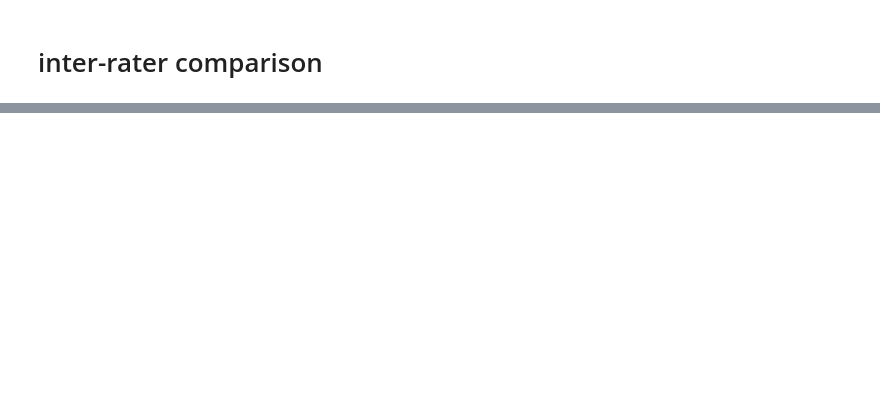
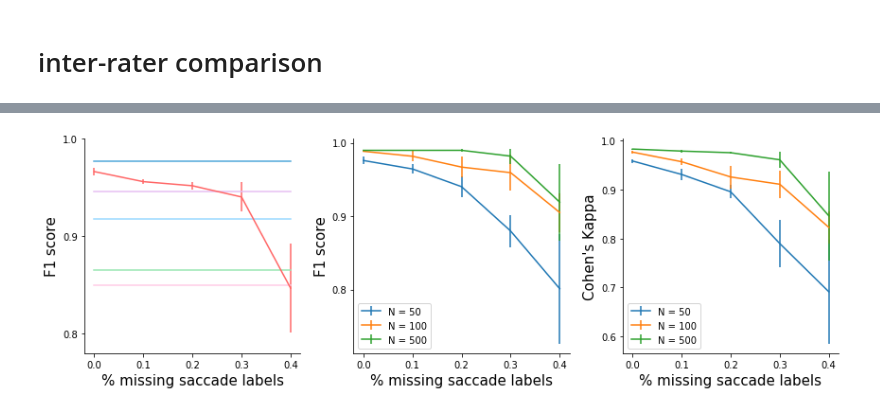
Before and after one commit to berenslab/uneye, a Jupyter notebook: analysis scripts/analyses.ipynb, the cells around one changed output, grey strips where cells are left out. Drawn from its saved outputs; the diff is of its cells as text; code cells hidden in the pictures; blank space fills up the shorter version.

```diff
--- a/analysis scripts/analyses.ipynb
+++ b/analysis scripts/analyses.ipynb
@@ -639,6 +863,0 @@ OSError: data/dataset1/dataset1_1000hz_X_train.csv not found.
-# %%
-model = ueye.DNN(weights_name='crossvalidation/dataset2/crossvalidation_0',min_sacc_dist=10,min_sacc_dur=6)
-t1 = time.time()
-Pred,Prob = model.predict(X,Y)
-t2 = time.time()
-print('elapsed time per minute of data',(t2-t1)/X.shape[0]*60)
@@ -644,0 +942,88 @@ print('elapsed time per minute of data',(t2-t1)/X.shape[0]*60)
+# %%
+# test others
+folder_others = 'predictions_other_algorithms'
+
+# SHeynikovich
+Lshey = np.loadtxt(os.path.join(folder_others,'Sheynikhovich/dataset1_setA_Sheynikhovich_Labels.csv'),
+                          delimiter=',')
+true_pos,false_pos,false_neg,on_distance,off_distance = uneye.functions.accuracy(L.astype(float),Lshey.astype(float))
+f1_shey = (2 * true_pos)/(2 * true_pos + false_neg + false_pos)
+
+# Otero-Millan
+Lom = np.loadtxt(os.path.join(folder_others,'OteroMillan','dataset1setALabels.csv'),
+                          delimiter=',')
+true_pos,false_pos,false_neg,on_distance,off_distance = uneye.functions.accuracy(L.astype(float),Lom.astype(float))
+f1_om = (2 * true_pos)/(2 * true_pos + false_neg + false_pos)
+
+# NSLR-HMM
+f1_nslr = np.mean(np.array(df3['f1'][df3['ID']=='dataset1'][df3['Algorithm']=='nslr-hmm']))
+
+# EM
+f1_em = np.mean(np.array(df3['f1'][df3['ID']=='dataset1'][df3['Algorithm']=='em_best_lambda_for_f1']))
+
+# Human
+f1_human = np.mean(np.array(df3['f1'][df3['ID']=='dataset1'][df3['Algorithm']=='human']))
+
+# plot
+N = [50,100,500] #number of training samples
+rep = 5 #number of repetitions per training sample number
+pc = [0,0.1,0.2,0.3,0.4]
+
+colors = [
+
+    [0.3,0.65,0.85],
+    [1,0.4,0.4],
+    [0.6,0.9,0.7],
+    [0.6,0.9,0.7],
+    [1,0.8,0.9],
+    [0.9,0.75,0.95],
+    [0.6,0.85,1],
+    [0.5,0.75,0.65]
+]
+
+figure(figsize=(12,4))
+# dataset 1
+# plot others
+ax = subplot(131)
+
+plot([0,0.4],[f1_human,f1_human],label='Human',c=colors[0])
+plot([0,0.4],[f1_shey,f1_shey],label='Sheynikhovich et al.',c=colors[5])
+plot([0,0.4],[f1_om,f1_om],label='Otero & Millan',c=colors[4])
+plot([0,0.4],[f1_nslr,f1_nslr],label='Pekkanen & Lappi',c=colors[6])
+plot([0,0.4],[f1_em,f1_em],label='Engbert & Mergenthaler',c=colors[3])
+
+
+# plot U'n'Eye
+errorbar(pc,np.mean(F1_d1,0),yerr=np.std(F1_d1,0),lw=1.5,label="U'n'Eye",c=colors[1])
+ylabel('F1 score',fontsize=15)
+xlabel('% missing saccade labels',fontsize=15)
+ylim(0.78,1)
+yticks([0.8,0.9,1])
+ax.spines['right'].set_visible(False)
+ax.spines['top'].set_visible(False)
+#legend(fontsize=13,bbox_to_anchor=(1,1))
+
+# simulated data
+ax = subplot(132)
+for i,n in enumerate(N):
+    errorbar(pc,np.mean(F1[i,:,:],0),yerr=np.std(F1[i,:,:],0),lw=1.5,label="N = %s" %n)
+legend()
+ylabel('F1 score',fontsize=15)
+xlabel('% missing saccade labels',fontsize=15)
+ax.spines['right'].set_visible(False)
+ax.spines['top'].set_visible(False)
+yticks([0.8,0.9,1])
+ax = subplot(133)
+for i,n in enumerate(N):
+    errorbar(pc,np.mean(Kappa[i,:,:],0),yerr=np.std(Kappa[i,:,:],0),lw=1.5,label="N = %s" %n)
+legend()
+ylabel("Cohen's Kappa",fontsize=15)
+xlabel('% missing saccade labels',fontsize=15)
+ax.spines['right'].set_visible(False)
+ax.spines['top'].set_visible(False)
+yticks([0.6,0.7,0.8,0.9,1])
+tight_layout()
+#savefig('missing_labels.pdf',bbox_inches='tight')
+show()
+# %% [output]
+[figure, added]
```
Also changed, not shown: parts of 21 cells of this notebook.
